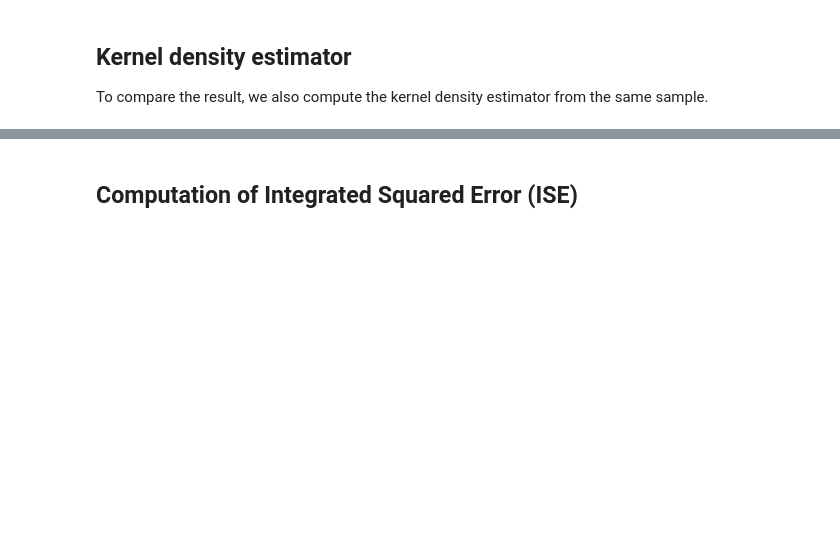
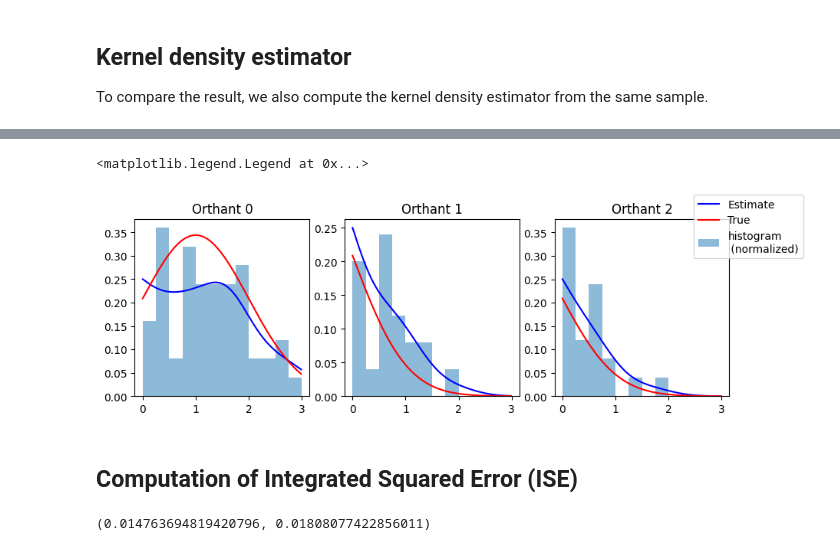
Before and after one commit to yukiregista/LCDTreeSpace, a Jupyter notebook: example_notebooks/1dim/case1_example.ipynb, the cells around one changed output, grey strips where cells are left out. Saved outputs shown, nothing was run; the diff lists cells and outputs as text; code cells hidden in the pictures; blank space fills up the shorter version.

```diff
--- a/example_notebooks/1dim/case1_example.ipynb
+++ b/example_notebooks/1dim/case1_example.ipynb
@@ -112,3 +144,25 @@ fig.legend()
+# %%
+# plot of kernel density estimate and true_density
+# Kernel density estimator
+bin_edges = [k for k in np.arange(0,3.1,1/4)]
+fig, axes = plt.subplots(1,3,figsize=(10,3))
+xx = np.arange(0,3,0.01)
+axes[0].plot(xx, np.vectorize(kde2.pdf)(xx,0), c = "blue")
+axes[0].plot(xx, np.vectorize(true_density.pdf)(xx,0), c = "red")
+axes[0].hist(x[ort==0], bins = bin_edges, weights = [ 4/len(x)  for  _ in range(len(x[ort==0])) ] , alpha=0.5)
+axes[0].set_title("Orthant 0")
+axes[1].plot(xx, np.vectorize(kde2.pdf)(xx,1), c = "blue")
+axes[1].plot(xx, np.vectorize(true_density.pdf)(xx,1), c = "red")
+axes[1].hist(x[ort==1], bins = bin_edges, weights = [ 4/len(x)  for  _ in range(len(x[ort==1])) ] , alpha=0.5)
+axes[1].set_title("Orthant 1")
+axes[2].plot(xx, np.vectorize(kde2.pdf)(xx,2), c = "blue", label = "Estimate")
+axes[2].plot(xx, np.vectorize(true_density.pdf)(xx,2), c = "red", label = "True")
+axes[2].hist(x[ort==2], bins = bin_edges, weights = [ 4/len(x)  for  _ in range(len(x[ort==2])) ] , alpha=0.5, label="histogram\n (normalized)")
+axes[2].set_title("Orthant 2")
+fig.legend()
+# %% [output]
+<matplotlib.legend.Legend at 0x...>
+[figure, added]
 # %% [markdown]
 ## Computation of Integrated Squared Error (ISE)
 # %%
@@ -118,3 +174,7 @@ kde_ise, kde_err = lcd.ise_1dim(true_density, kde, epsabs = 1e-5)
+# %%
+kde_ise, kde2_ise
+# %% [output]
+(0.014763694819420796, 0.01808077422856011)
 # %%
 lcmle_ise, kde_ise
 # %% [output]
```
Also changed, not shown: parts of 13 cells of this notebook, 5 other files.
